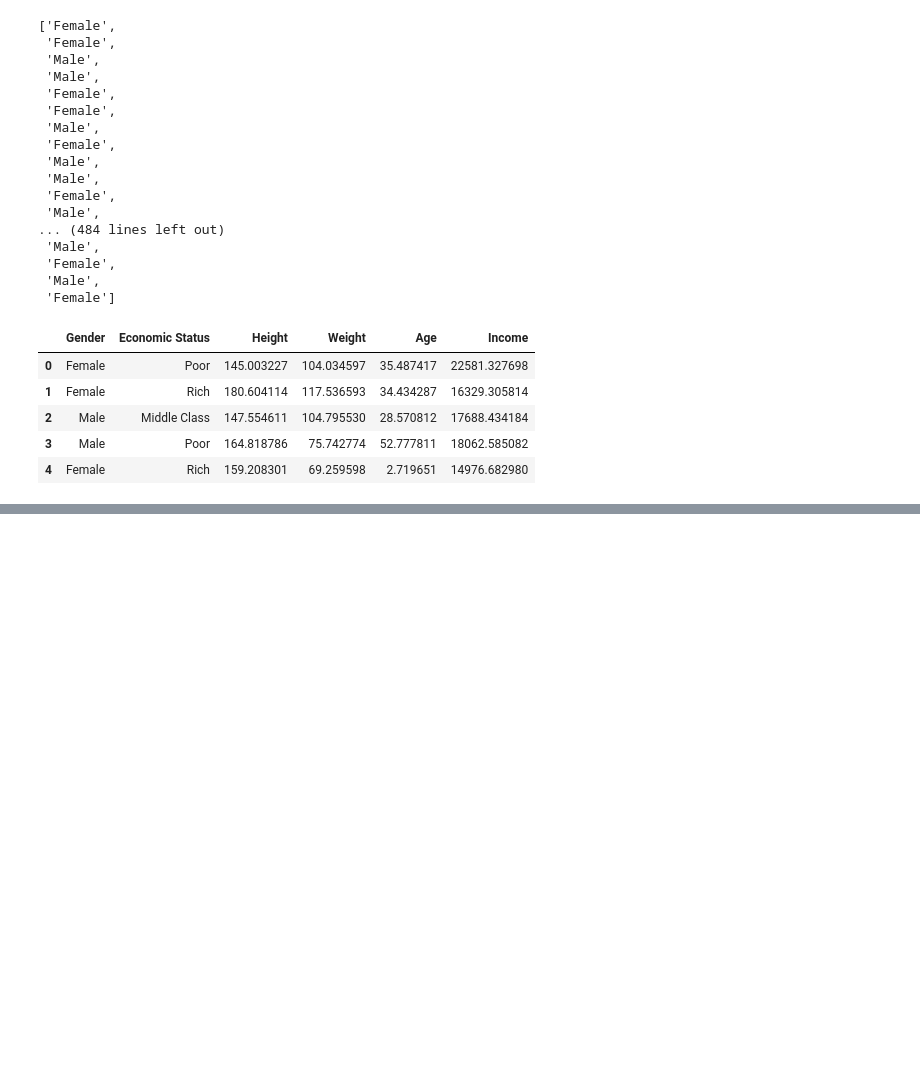
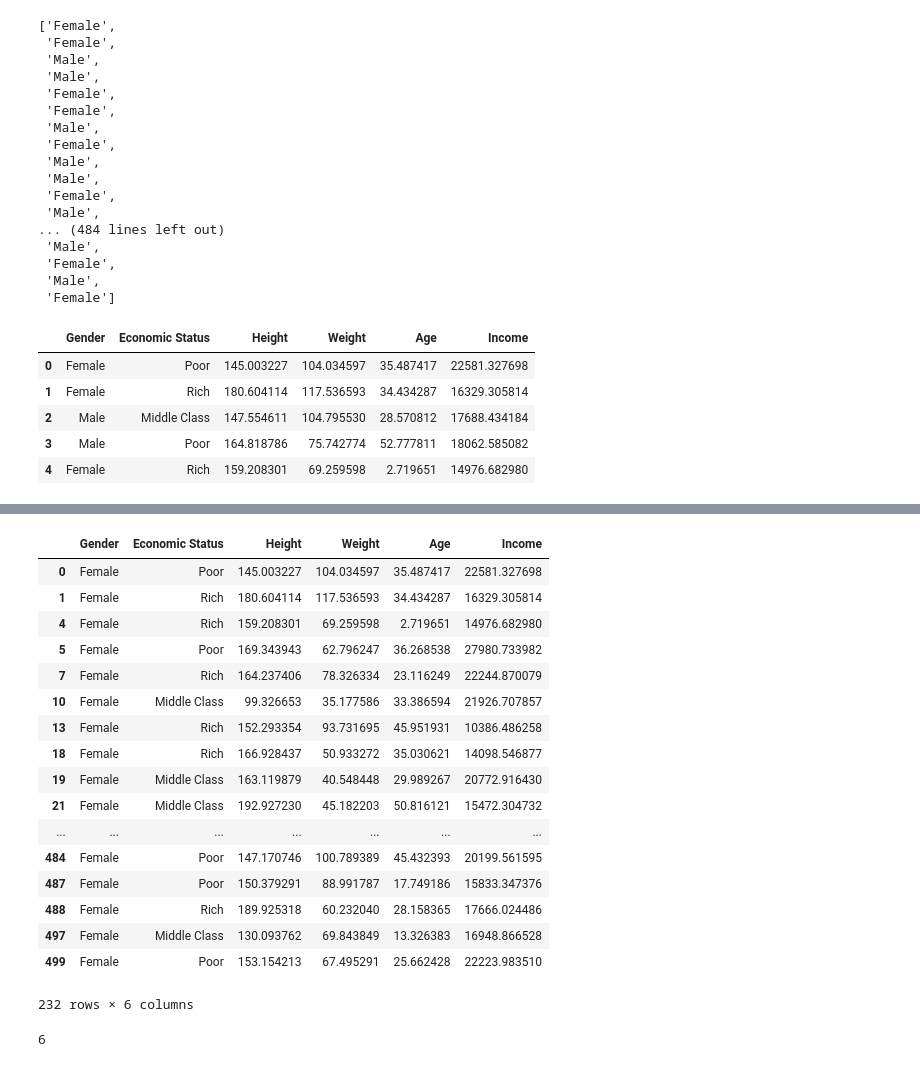
Before and after one commit to JCFlores93/ML-UDEMY, a Jupyter notebook: scripts/T2 - 3 - Data Cleaning - Agrupación de datos .ipynb, the cells around one changed output, grey strips where cells are left out. Cells and saved outputs as stored; diff of their text form; code cells hidden in the pictures; blank space fills up the shorter version.

```diff
--- a/scripts/T2 - 3 - Data Cleaning - Agrupación de datos .ipynb
+++ b/scripts/T2 - 3 - Data Cleaning - Agrupación de datos .ipynb
@@ -63,0 +66,2 @@ data.head()
+# %%
+grouped_gender = data.groupby("Gender")
@@ -63,0 +101,21 @@ data.head()
+# %%
+grouped_gender.get_group('Female')
+# %% [output]
+|  | Gender | Economic Status | Height | Weight | Age | Income |
+| 0 | Female | Poor | 145.003227 | 104.034597 | 35.487417 | 22581.327698 |
+| 1 | Female | Rich | 180.604114 | 117.536593 | 34.434287 | 16329.305814 |
+| 4 | Female | Rich | 159.208301 | 69.259598 | 2.719651 | 14976.682980 |
+| 5 | Female | Poor | 169.343943 | 62.796247 | 36.268538 | 27980.733982 |
+| 7 | Female | Rich | 164.237406 | 78.326334 | 23.116249 | 22244.870079 |
+| 10 | Female | Middle Class | 99.326653 | 35.177586 | 33.386594 | 21926.707857 |
+| 13 | Female | Rich | 152.293354 | 93.731695 | 45.951931 | 10386.486258 |
+| 18 | Female | Rich | 166.928437 | 50.933272 | 35.030621 | 14098.546877 |
+| 19 | Female | Middle Class | 163.119879 | 40.548448 | 29.989267 | 20772.916430 |
+| 21 | Female | Middle Class | 192.927230 | 45.182203 | 50.816121 | 15472.304732 |
+| ... | ... | ... | ... | ... | ... | ... |
+| 484 | Female | Poor | 147.170746 | 100.789389 | 45.432393 | 20199.561595 |
+| 487 | Female | Poor | 150.379291 | 88.991787 | 17.749186 | 15833.347376 |
+| 488 | Female | Rich | 189.925318 | 60.232040 | 28.158365 | 17666.024486 |
+| 497 | Female | Middle Class | 130.093762 | 69.843849 | 13.326383 | 16948.866528 |
+| 499 | Female | Poor | 153.154213 | 67.495291 | 25.662428 | 22223.983510 |
+232 rows × 6 columns
@@ -63,0 +125,4 @@ data.head()
+# %%
+len(double_group)
+# %% [output]
+6
```
Also changed, not shown: parts of 5 cells of this notebook.
